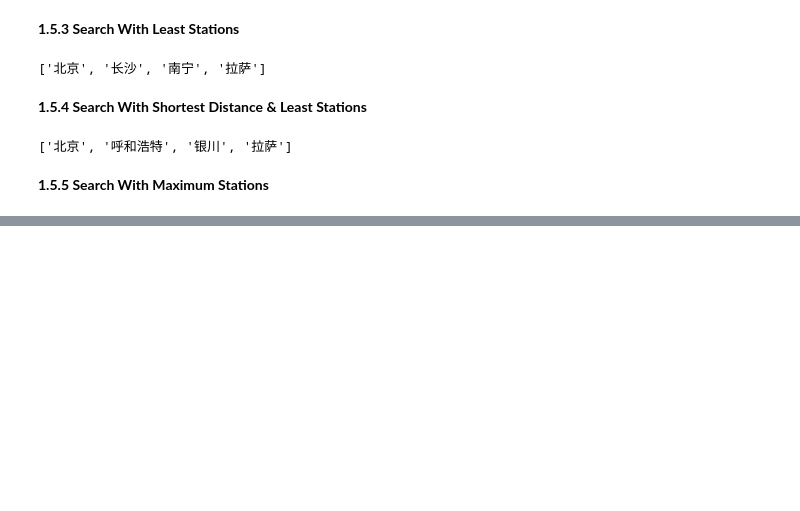
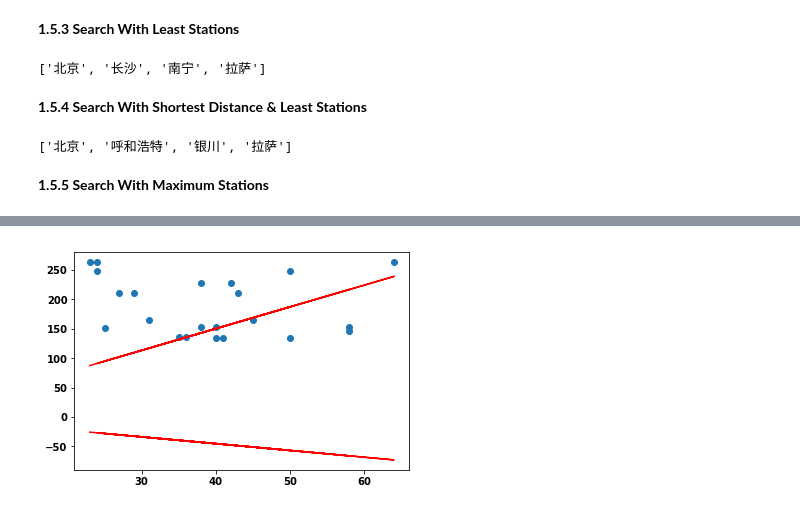
Before and after one commit to pchen12567/AI-For-NLP, a Jupyter notebook: Assignment_03_SearchAgent/LectureCode_03.ipynb, the cells around one changed output, grey strips where cells are left out. Saved outputs shown, nothing was run; the diff lists cells and outputs as text; code cells hidden in the pictures; blank space fills up the shorter version.

```diff
--- a/Assignment_03_SearchAgent/LectureCode_03.ipynb
+++ b/Assignment_03_SearchAgent/LectureCode_03.ipynb
@@ -368,0 +465,4 @@ search(city_connections, '北京', is_goal('拉萨'), sort_path(get_as_much_stat
+# %%
+best_k, best_b = k_hat, b_hat
+
+best_direction = None
@@ -368,0 +473,11 @@ search(city_connections, '北京', is_goal('拉萨'), sort_path(get_as_much_stat
+# %%
+def derivate_k(y, yhat, x):
+    abs_values = [1 if (y_i - yhat_i) > 0 else -1 for y_i, yhat_i in zip(y, yhat)]
+
+    return np.mean([a * -x_i for a, x_i in zip(abs_values, x)])
+# %%
+def derivate_b(y, yhat):
+    abs_values = [1 if (y_i - yhat_i) > 0 else -1 for y_i, yhat_i in zip(y, yhat)]
+    return np.mean([a * -1 for a in abs_values])
+# %%
+learing_rate = 1e-1
@@ -368,0 +545,7 @@ search(city_connections, '北京', is_goal('拉萨'), sort_path(get_as_much_stat
+# %%
+plt.scatter(sub_age, sub_fare)
+plt.plot(sub_age, func(sub_age, best_k, best_b), c='r')
+plt.plot(sub_age, func(sub_age, k_hat, b_hat), c='r')
+plt.show()
+# %% [output]
+[figure, added]
```
Also changed, not shown: parts of 25 cells of this notebook, 1 other file.
